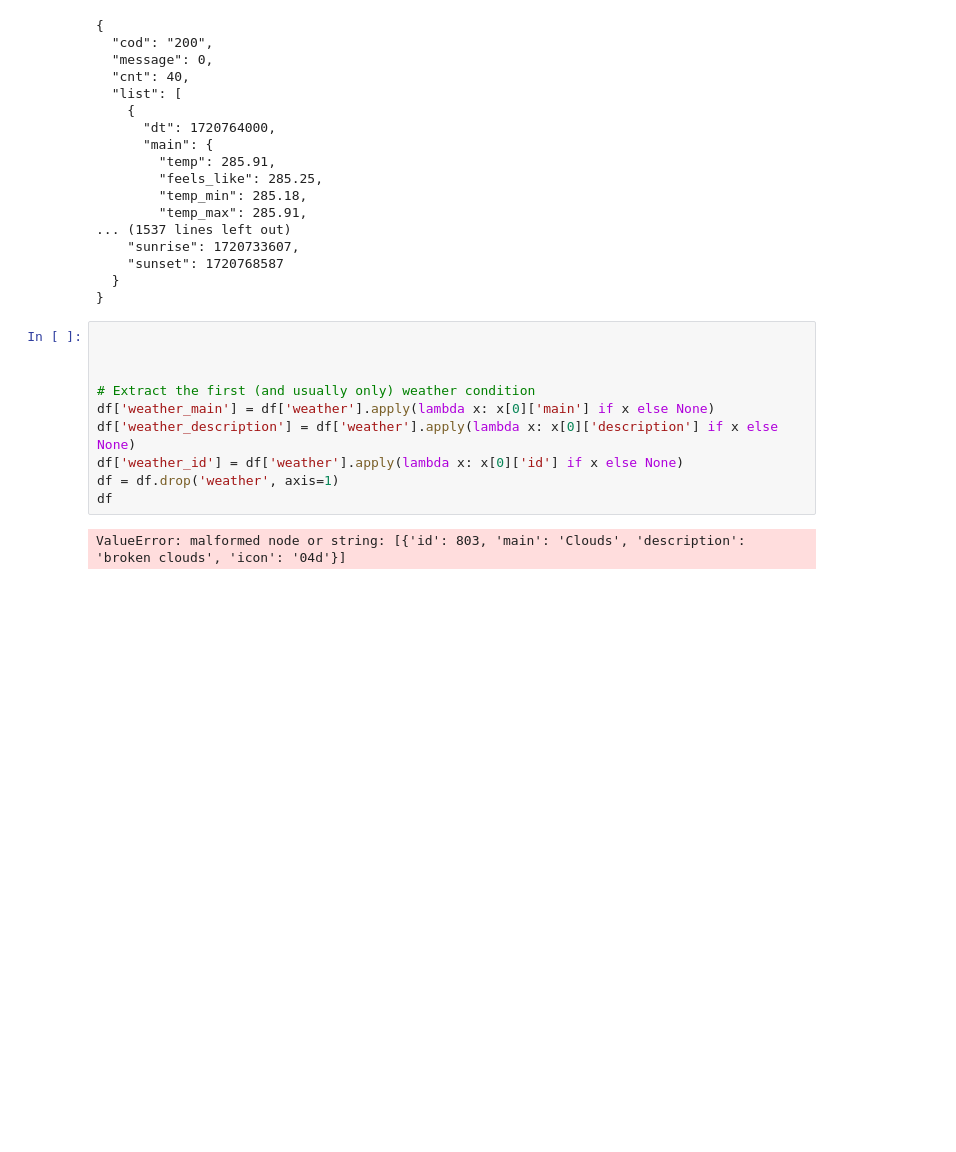
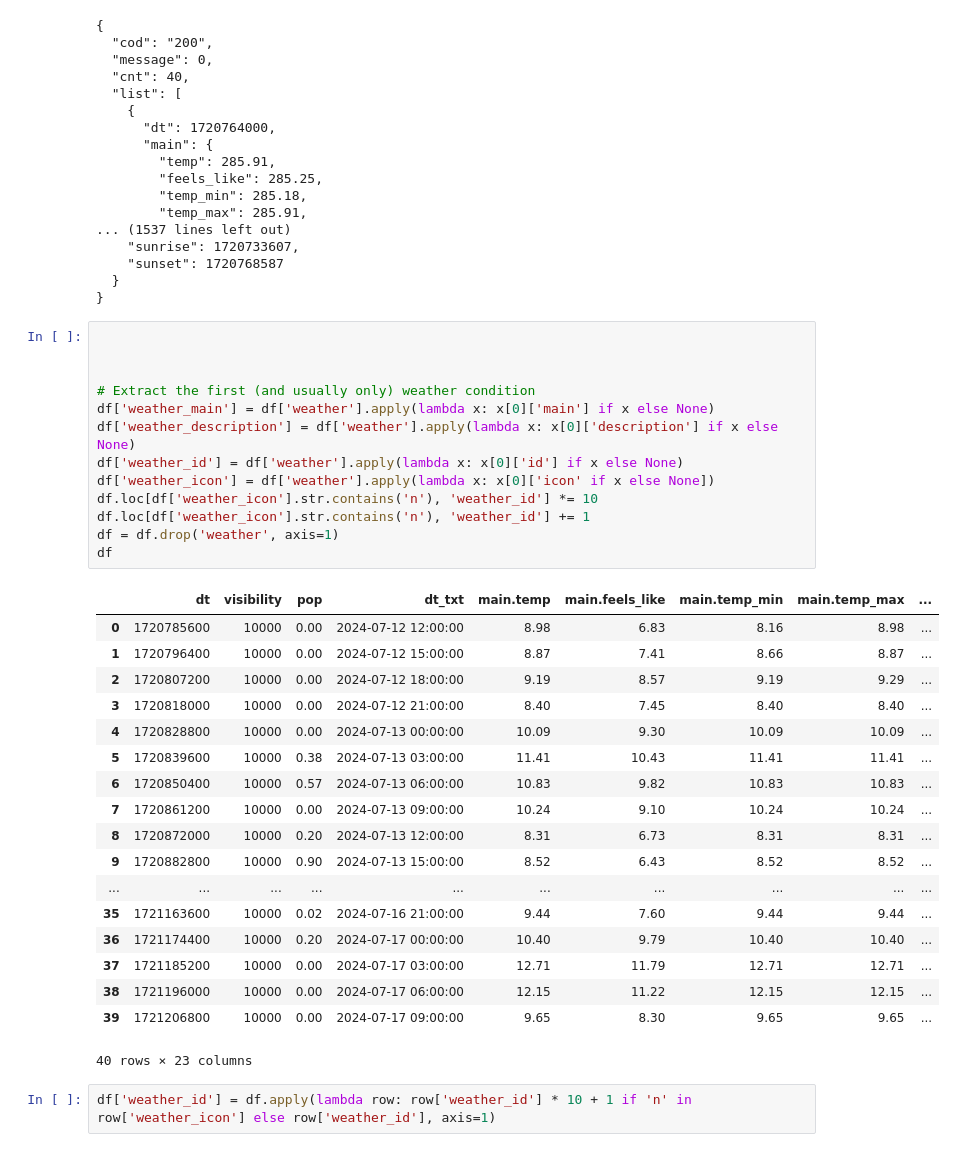
Before and after one commit to alkrona/weather-app, a Jupyter notebook: eda.ipynb, the cells around one changed output. Saved outputs shown, nothing was run; the diff lists cells and outputs as text; blank space fills up the shorter version.

```diff
--- a/eda.ipynb
+++ b/eda.ipynb
@@ -112,12 +112,34 @@ print(json.dumps(data, indent=2))
 # %%
 
 
 
 # Extract the first (and usually only) weather condition
 df['weather_main'] = df['weather'].apply(lambda x: x[0]['main'] if x else None)
 df['weather_description'] = df['weather'].apply(lambda x: x[0]['description'] if x else None)
 df['weather_id'] = df['weather'].apply(lambda x: x[0]['id'] if x else None)
+df['weather_icon'] = df['weather'].apply(lambda x: x[0]['icon' if x else None])
+df.loc[df['weather_icon'].str.contains('n'), 'weather_id'] *= 10
+df.loc[df['weather_icon'].str.contains('n'), 'weather_id'] += 1
 df = df.drop('weather', axis=1)
 df
 # %% [output]
+|  | dt | visibility | pop | dt_txt | main.temp | main.feels_like | main.temp_min | main.temp_max | ... |
+| 0 | 1720785600 | 10000 | 0.00 | 2024-07-12 12:00:00 | 8.98 | 6.83 | 8.16 | 8.98 | ... |
+| 1 | 1720796400 | 10000 | 0.00 | 2024-07-12 15:00:00 | 8.87 | 7.41 | 8.66 | 8.87 | ... |
+| 2 | 1720807200 | 10000 | 0.00 | 2024-07-12 18:00:00 | 9.19 | 8.57 | 9.19 | 9.29 | ... |
+| 3 | 1720818000 | 10000 | 0.00 | 2024-07-12 21:00:00 | 8.40 | 7.45 | 8.40 | 8.40 | ... |
+| 4 | 1720828800 | 10000 | 0.00 | 2024-07-13 00:00:00 | 10.09 | 9.30 | 10.09 | 10.09 | ... |
+| 5 | 1720839600 | 10000 | 0.38 | 2024-07-13 03:00:00 | 11.41 | 10.43 | 11.41 | 11.41 | ... |
+| 6 | 1720850400 | 10000 | 0.57 | 2024-07-13 06:00:00 | 10.83 | 9.82 | 10.83 | 10.83 | ... |
+| 7 | 1720861200 | 10000 | 0.00 | 2024-07-13 09:00:00 | 10.24 | 9.10 | 10.24 | 10.24 | ... |
+| 8 | 1720872000 | 10000 | 0.20 | 2024-07-13 12:00:00 | 8.31 | 6.73 | 8.31 | 8.31 | ... |
+| 9 | 1720882800 | 10000 | 0.90 | 2024-07-13 15:00:00 | 8.52 | 6.43 | 8.52 | 8.52 | ... |
+| ... | ... | ... | ... | ... | ... | ... | ... | ... | ... |
+| 35 | 1721163600 | 10000 | 0.02 | 2024-07-16 21:00:00 | 9.44 | 7.60 | 9.44 | 9.44 | ... |
+| 36 | 1721174400 | 10000 | 0.20 | 2024-07-17 00:00:00 | 10.40 | 9.79 | 10.40 | 10.40 | ... |
+| 37 | 1721185200 | 10000 | 0.00 | 2024-07-17 03:00:00 | 12.71 | 11.79 | 12.71 | 12.71 | ... |
+| 38 | 1721196000 | 10000 | 0.00 | 2024-07-17 06:00:00 | 12.15 | 11.22 | 12.15 | 12.15 | ... |
+| 39 | 1721206800 | 10000 | 0.00 | 2024-07-17 09:00:00 | 9.65 | 8.30 | 9.65 | 9.65 | ... |
-ValueError: malformed node or string: [{'id': 803, 'main': 'Clouds', 'description': 'broken clouds', 'icon': '04d'}]
+40 rows × 23 columns
+# %%
+df['weather_id'] = df.apply(lambda row: row['weather_id'] * 10 + 1 if 'n' in row['weather_icon'] else row['weather_id'], axis=1)
```
Also changed, not shown: parts of 5 cells of this notebook, 4 other files.
